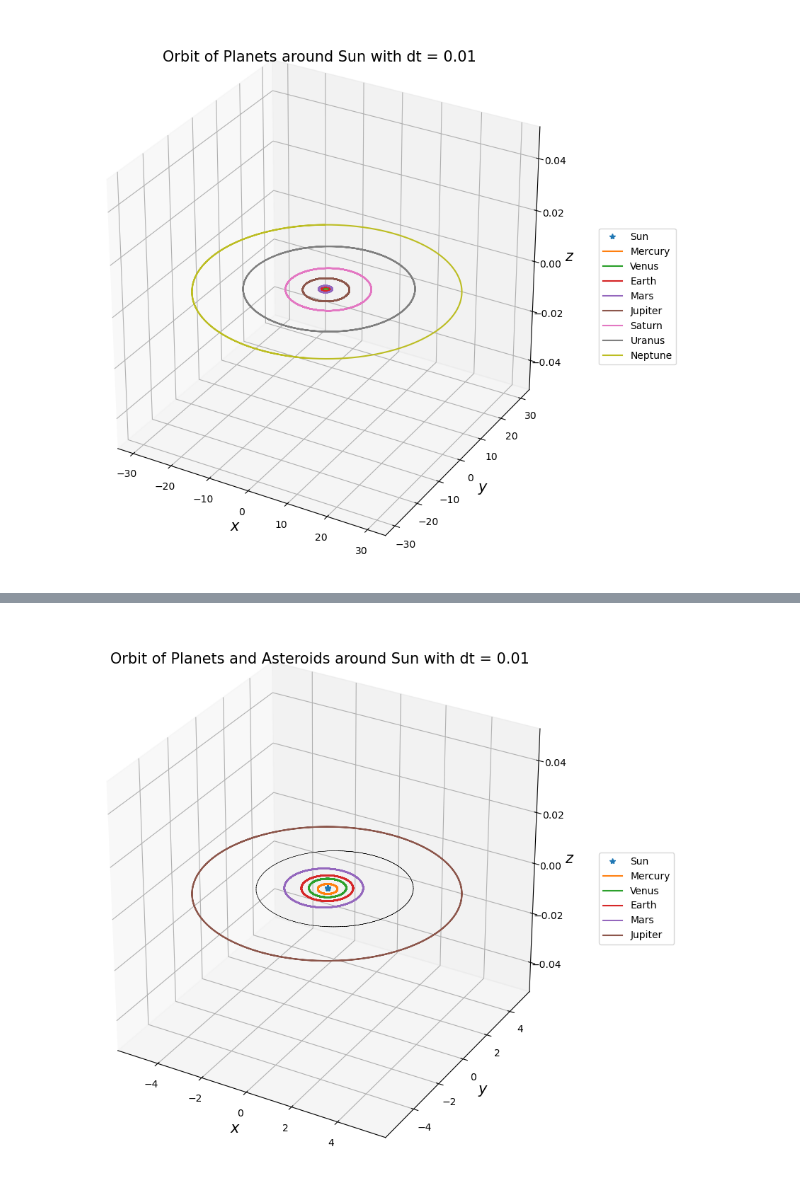
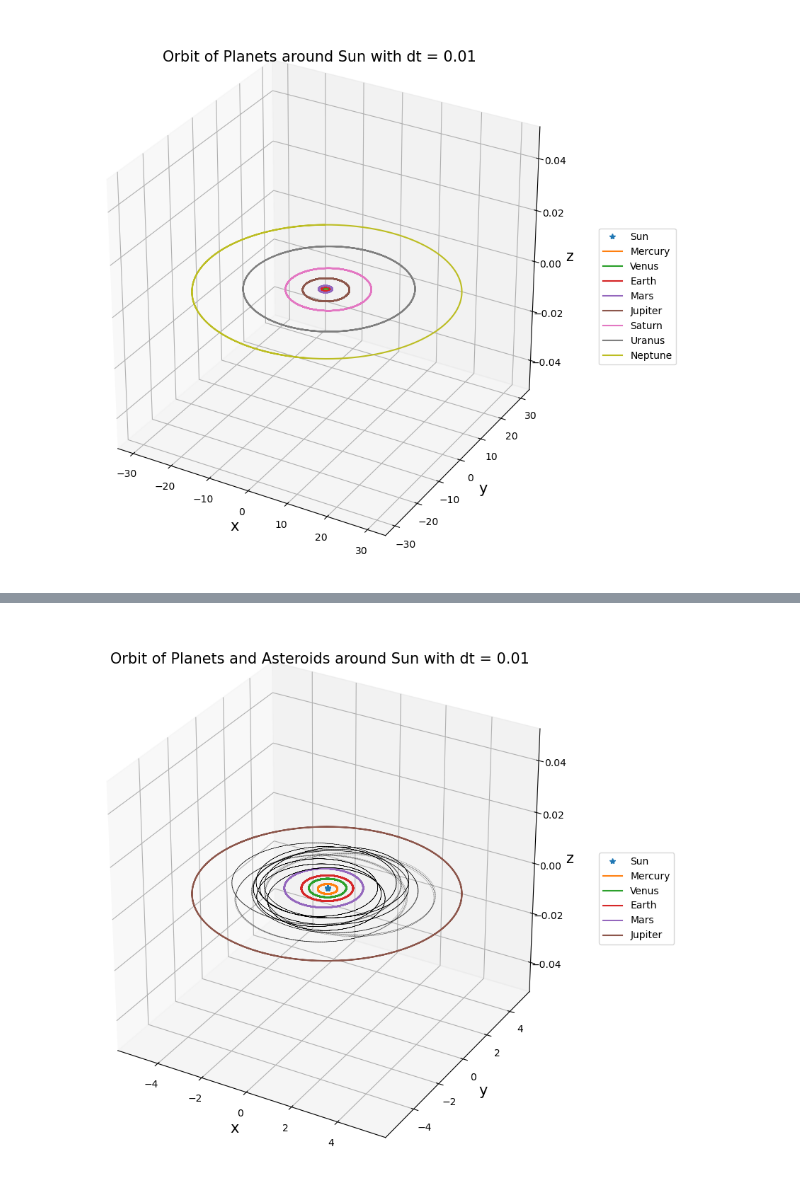
Before and after one commit to Lukas-Orion/NOrbit, a Jupyter notebook: NOrbit example.ipynb, the cells around one changed output, grey strips where cells are left out. Cells and saved outputs as stored; diff of their text form; code cells hidden in the pictures.

Commit message:
Example notebook adapted to new changes in NOrbit file, test file adapted as well and preset added to NOrbit file

```diff
--- a/NOrbit example.ipynb
+++ b/NOrbit example.ipynb
@@ -29,0 +20,7 @@ To calculate the orbits of the planets of the solar system around the sun, the i
+# %%
+planets_solar_system = Object.planets_solar_system # list of orbital elements and masses of solar system planets
+ss_names = Object.planets_solar_system_names # names of solar system planets
+
+m_sun = 1.0 # mass of sun in solar masses
+
+solar_system = NOrbit(object_elements = planets_solar_system, m_primary = m_sun) # base model of solar system
@@ -61,45 +86,27 @@ To calculate the orbits of the five innermost planets and asteroid belt of the s
 # %%
-planets_inner_solar_system = Object.planets_inner_solar_system
-iss_names = Object.planets_inner_solar_system_names
+dt = 1/100 # time-step of integration
+n_orbits = 100 # number of orbits of first planet (Merkury) around Sun
 
-n_asteroids = 100
-asteroids = []
-for i in range(n_asteroids):
-    a_asteroids = np.random.uniform(2.0, 3.4)
-    e_asteroids = np.random.uniform(0.0, 0.4)
-    m_asteroids = np.random.uniform(1e-15, 1e-10)
-    i_asteroids = np.random.uniform(0.0, 20.0)
-    Omega_asteroids = np.random.uniform(0.0, 360.0)
-    omega_asteroids = np.random.uniform(0.0, 360.0)
-    L_asteroids = np.random.uniform(0.0, 360.0)
-    asteroids.append([np.array((a_asteroids, e_asteroids, i_asteroids, Omega_asteroids, omega_asteroids, L_asteroids, m_asteroids))])
-
-objects = planets_inner_solar_system + asteroids
-
-m_sun = 1.0
-dt = 1/100
-n_orbits = 100
-
-asteroid_belt = NOrbit(planet_elements = objects, m_star = m_sun)
-asteroid_belt_positions = asteroid_belt.orbit(dt = dt, n_orbits = n_orbits)[0]
+asteroid_belt_positions = asteroid_belt.orbit(dt = dt, n_orbits = n_orbits)[0] # orbital position calculations for objects and Sun
 
 fig = plt.figure(figsize = (10, 10))
 ax = plt.axes(projection = "3d")
 
-ax.plot3D(asteroid_belt_positions[:, 0, 0], asteroid_belt_positions[:, 0, 1], "*", label = "Sun")
+ax.plot3D(asteroid_belt_positions[:, 0, 0], asteroid_belt_positions[:, 0, 1], "*", label = "Sun") # position of Sun
 
-for i in range(len(planets_inner_solar_system)):
-    ax.plot3D(asteroid_belt_positions[:, i + 1, 0], asteroid_belt_positions[:, i + 1, 1], label = f"{iss_names[i]}")
+for i in range(len(planets)):
+    ax.plot3D(asteroid_belt_positions[:, i + 1, 0], asteroid_belt_positions[:, i + 1, 1], label = f"{planets_names[i]}") # orbital position evolution of planets
 
-for i in range(len(planets_inner_solar_system), len(objects)):
-    ax.plot3D(asteroid_belt_positions[:, i + 1, 0], asteroid_belt_positions[:, i + 1, 1], "--", color = "k", linewidth = 0.2)
+for i in range(len(planets), len(objects)):
+    # orbital position evolution of asteroids
+    ax.plot3D(asteroid_belt_positions[:, i + 1, 0], asteroid_belt_positions[:, i + 1, 1], linestyle = "--", color = "k", linewidth = 0.2)
 
 ax.set_title(f"Orbit of Planets and Asteroids around Sun with dt = {dt}", fontsize = 15)
-ax.set_xlabel(r"$x$", fontsize = 15)
-ax.set_ylabel(r"$y$", fontsize = 15)
-ax.set_zlabel(r"$z$", fontsize = 15)
+ax.set_xlabel("x", fontsize = 15)
+ax.set_ylabel("y", fontsize = 15)
+ax.set_zlabel("z", fontsize = 15)
 ax.legend(loc = "center left", bbox_to_anchor = (1, 0.5))
 plt.show()
 # %% [output]
-[figure, old version]
+[figure, new version]
 # %% [markdown]
```
Also changed, not shown: parts of 21 cells of this notebook, 2 other files.
